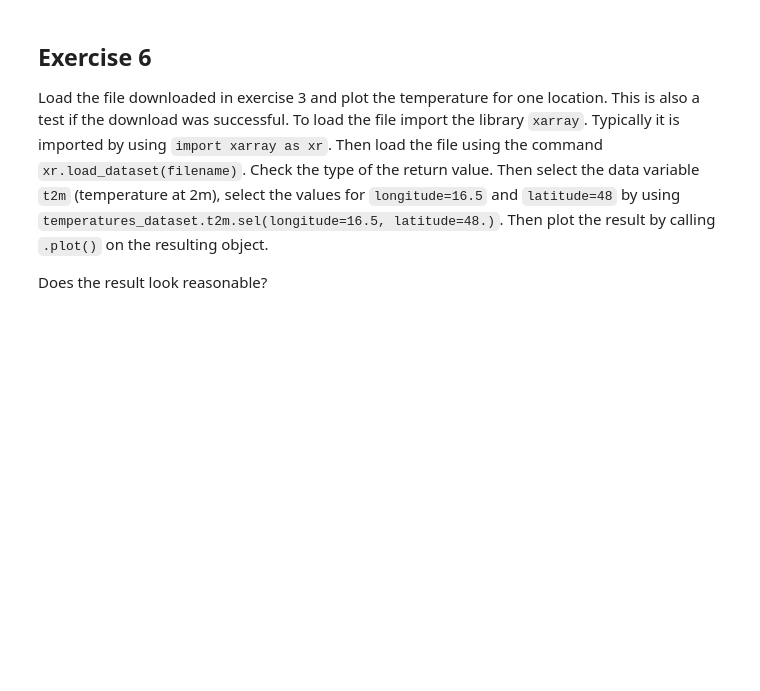
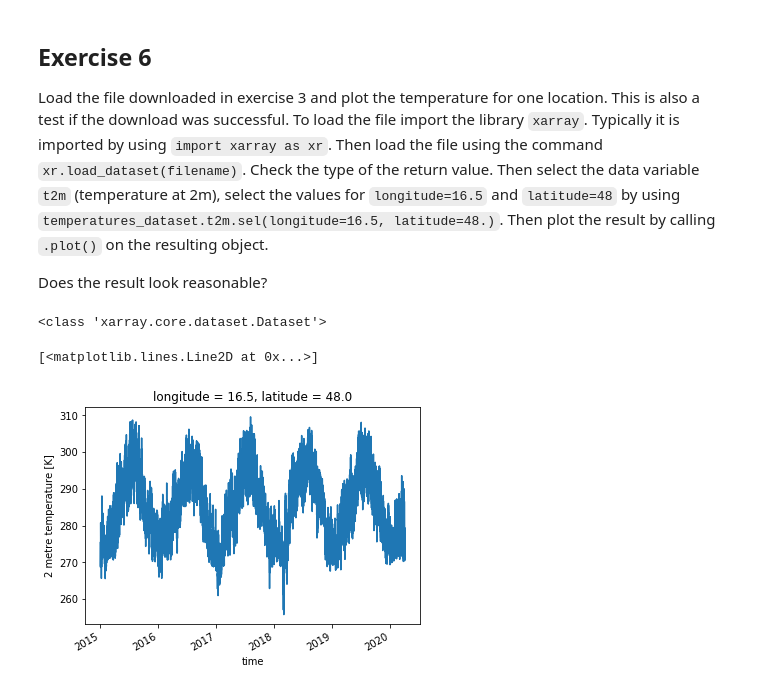
Before and after one commit to adob360/homework-scientific-computing, a Jupyter notebook: homework07-fitting/homework07.ipynb, the cells around one changed output. Saved outputs shown, nothing was run; the diff lists cells and outputs as text; code cells hidden in the pictures; blank space fills up the shorter version.

```diff
--- a/homework07-fitting/homework07.ipynb
+++ b/homework07-fitting/homework07.ipynb
@@ -194,3 +197,18 @@ FileExistsError: [WinError 183] Eine Datei kann nicht erstellt werden, wenn sie
 Load the file downloaded in exercise 3 and plot the temperature for one location. This is also a test if the download was successful. To load the file import the library `xarray`. Typically it is imported by using `import xarray as xr`. Then load the file using the command `xr.load_dataset(filename)`. Check the type of the return value. Then select the data variable `t2m` (temperature at 2m), select the values for `longitude=16.5` and `latitude=48` by using `temperatures_dataset.t2m.sel(longitude=16.5, latitude=48.)`. Then plot the result by calling `.plot()` on the resulting object.
 
 Does the result look reasonable?
+# %%
+import xarray as xr
+
+temperature_data = xr.load_dataset('C:\\programming\\lecture-scientific-computing\\data\\temperatures_era5.nc')
+# %%
+print(type(temperature_data))
+# %% [output]
+<class 'xarray.core.dataset.Dataset'>
+# %%
+our_temperature = temperature_data.t2m.sel(longitude=16.5, latitude=48.)
+# %%
+our_temperature.plot()
+# %% [output]
+[<matplotlib.lines.Line2D at 0x...>]
+[figure, added]
```
Also changed, not shown: parts of 3 cells of this notebook.
